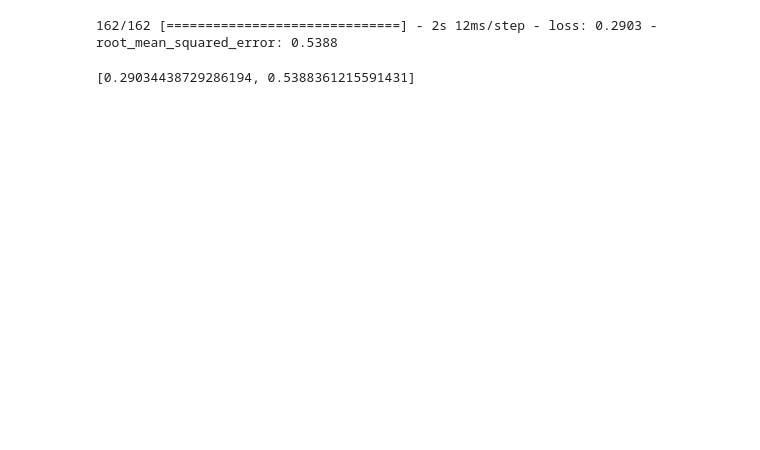
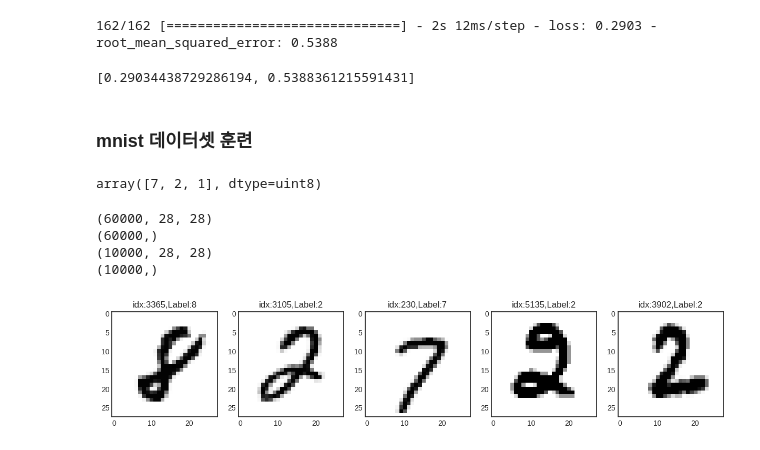
Before and after one commit to lim4373/DL, a Jupyter notebook: keras_mnist.ipynb, the cells around one changed output. Saved outputs shown, nothing was run; the diff lists cells and outputs as text; code cells hidden in the pictures; blank space fills up the shorter version.

```diff
--- a/keras_mnist.ipynb
+++ b/keras_mnist.ipynb
@@ -1,5 +1,17 @@
 # %% [markdown]
 <a href="https://colab.research.google.com/github/lim4373/DL/blob/main/keras_mnist.ipynb" target="_parent"><img src="https://colab.research.google.com/assets/colab-badge.svg" alt="Open In Colab"/></a>
+# %%
+import tensorflow as tf
+from tensorflow.keras.datasets.mnist import load_data
+from tensorflow.keras.models import Sequential
+from tensorflow.keras import models
+from tensorflow.keras.layers import Dense,Input,Flatten
+from tensorflow.keras.utils import to_categorical, plot_model
+
+from sklearn.model_selection import train_test_split
+import numpy as np
+import matplotlib.pyplot as plt
+plt.style.use('seaborn-white')
 # %% [markdown]
 ### 1. 데이터셋 불러오기
 # %%
@@ -312,3 +324,36 @@ model.evaluate(X_test,y_test)
 # %% [output]
 162/162 [==============================] - 2s 12ms/step - loss: 0.2903 - root_mean_squared_error: 0.5388
 [0.29034438729286194, 0.5388361215591431]
+# %% [markdown]
+### mnist 데이터셋 훈련
+# %%
+(X_train_full, y_train_full), (X_test, y_test) = tf.keras.datasets.mnist.load_data()
+# %%
+y_test[:3]
+# %% [output]
+array([7, 2, 1], dtype=uint8)
+# %%
+print(x_train_full.shape)
+print(y_train_full.shape)
+print(x_test.shape)
+print(y_test.shape)
+# %% [output]
+(60000, 28, 28)
+(60000,)
+(10000, 28, 28)
+(10000,)
+# %%
+num_sample = 5
+random_idxs = np.random.randint(6000, size=num_sample)
+
+plt.figure(figsize=(15,13))
+for i,idx in enumerate(random_idxs):
+  img= x_train_full[idx, :] # 해당 열에 있는 데이터 가져오기
+  label = y_train_full[idx] # 인덱스 위치
+
+
+  plt.subplot(1,len(random_idxs), i+1)
+  plt.imshow(img)
+  plt.title('idx:{},Label:{}'.format(idx,label))
+# %% [output]
+[figure, added]
```
Also changed, not shown: parts of 14 cells of this notebook.
